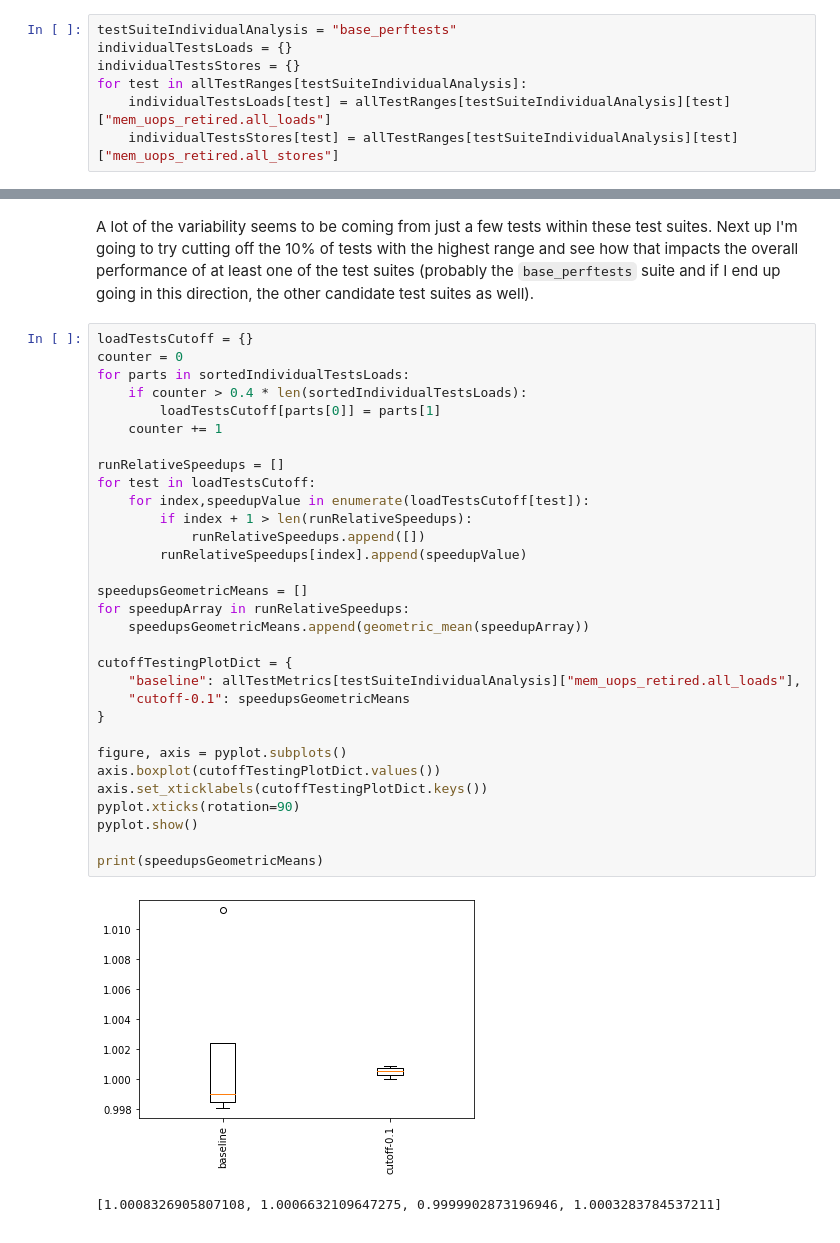
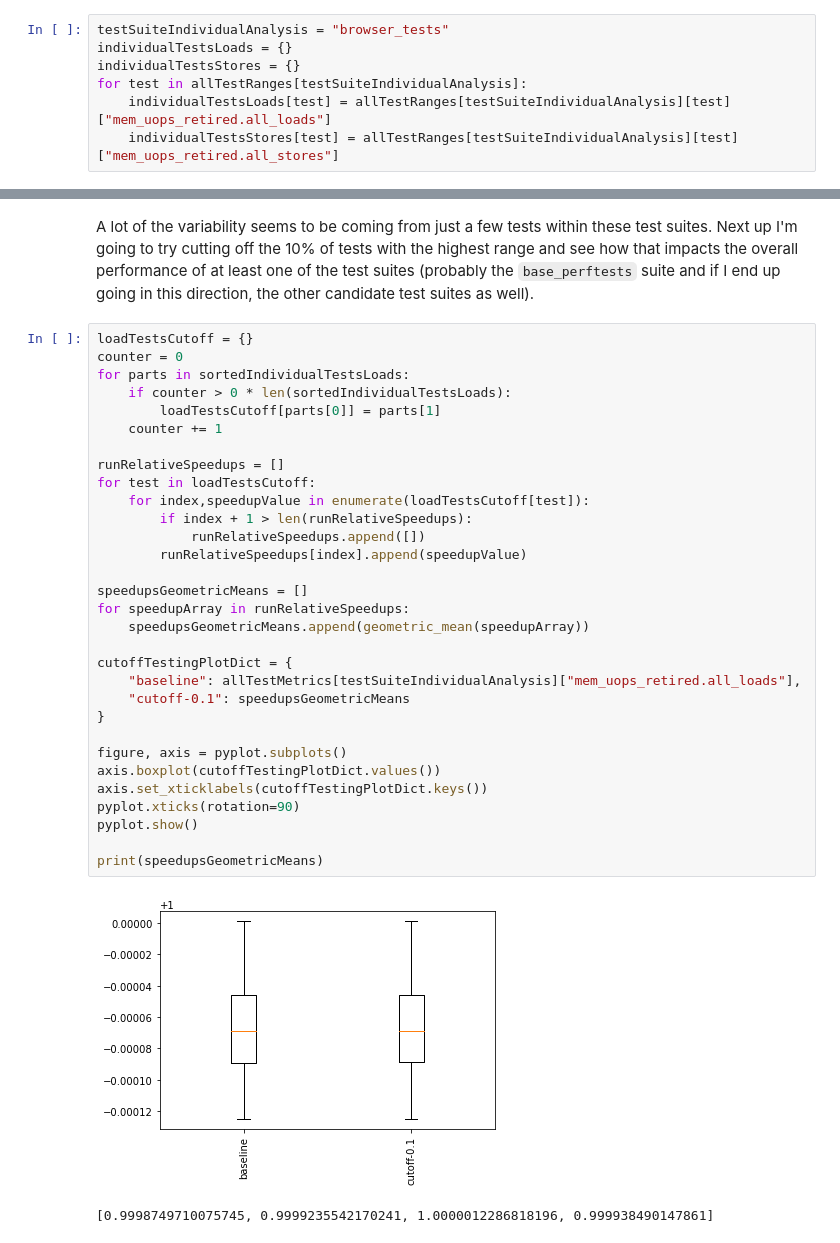
Before and after one commit to boomanaiden154/gsoc2022-notes, a Jupyter notebook: july/3/analysis1.ipynb, the cells around one changed output, grey strips where cells are left out. Saved outputs shown, nothing was run; the diff lists cells and outputs as text.

Commit message:
Finished up selecting test suites and variability ratios for comparison with baseline

````diff
--- a/july/3/analysis1.ipynb
+++ b/july/3/analysis1.ipynb
@@ -85,7 +85,7 @@ for testSuite in loadTestComparisons:
                 testRanges[test][metric].append(testRun[test][metric])
     allTestRanges[testSuite] = testRanges
 # %%
-testSuiteIndividualAnalysis = "base_perftests"
+testSuiteIndividualAnalysis = "browser_tests"
 individualTestsLoads = {}
 individualTestsStores = {}
 for test in allTestRanges[testSuiteIndividualAnalysis]:
@@ -122,36 +122,36 @@ A lot of the variability seems to be coming from just a few tests within these t
 loadTestsCutoff = {}
 counter = 0
 for parts in sortedIndividualTestsLoads:
-    if counter > 0.4 * len(sortedIndividualTestsLoads):
+    if counter > 0 * len(sortedIndividualTestsLoads):
         loadTestsCutoff[parts[0]] = parts[1]
     counter += 1
 
 runRelativeSpeedups = []
 for test in loadTestsCutoff:
     for index,speedupValue in enumerate(loadTestsCutoff[test]):
         if index + 1 > len(runRelativeSpeedups):
             runRelativeSpeedups.append([])
         runRelativeSpeedups[index].append(speedupValue)
 
 speedupsGeometricMeans = []
 for speedupArray in runRelativeSpeedups:
     speedupsGeometricMeans.append(geometric_mean(speedupArray))
 
 cutoffTestingPlotDict = {
     "baseline": allTestMetrics[testSuiteIndividualAnalysis]["mem_uops_retired.all_loads"],
     "cutoff-0.1": speedupsGeometricMeans
 }
 
 figure, axis = pyplot.subplots()
 axis.boxplot(cutoffTestingPlotDict.values())
 axis.set_xticklabels(cutoffTestingPlotDict.keys())
 pyplot.xticks(rotation=90)
 pyplot.show()
 
 print(speedupsGeometricMeans)
 # %% [output]
-[figure, old version]
+[figure, new version]
-[1.0008326905807108, 1.0006632109647275, 0.9999902873196946, 1.0003283784537211]
+[0.9998749710075745, 0.9999235542170241, 1.0000012286818196, 0.999938490147861]
 # %% [markdown]
 Based on these results, cutting off the most variable tests definitely seems like it could be helpful. However, the threshold for different tests needs to be played around with a little bit. Some tests seem to benefit greatly from a pretty high threshold (eg `base_perftests` at 40%), while other tests don't seem to need that much cut off (eg `browser_perftests` that can still hit really low variability without any tests being cut off). Below is a list of tests that I'm planning on using along with the threshold that works well for that specific test:
 ```
````
Also changed, not shown: parts of 2 cells of this notebook.
